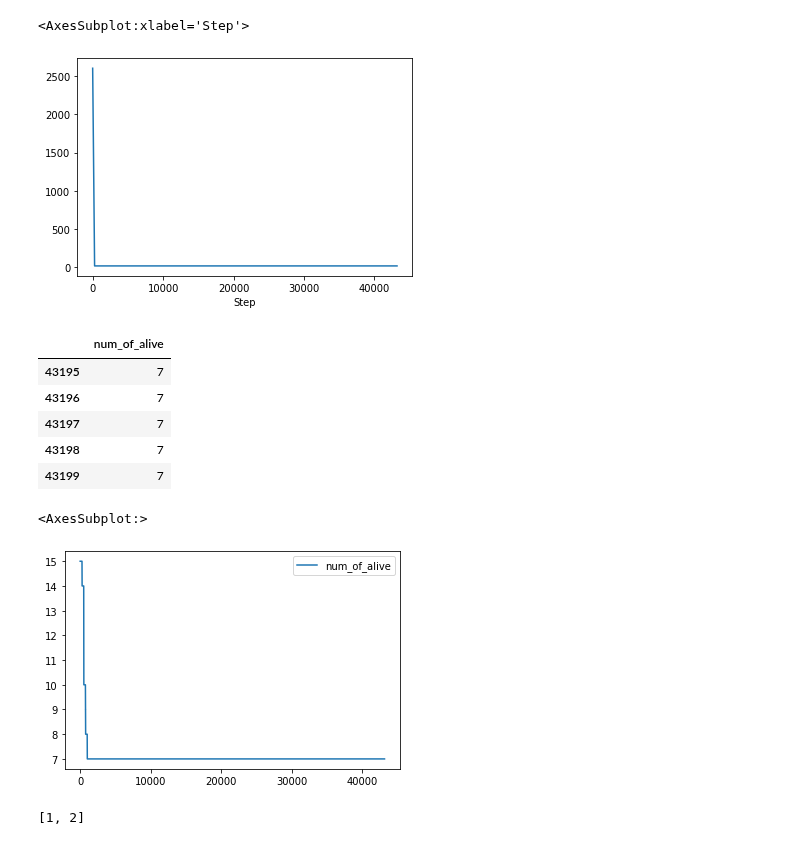
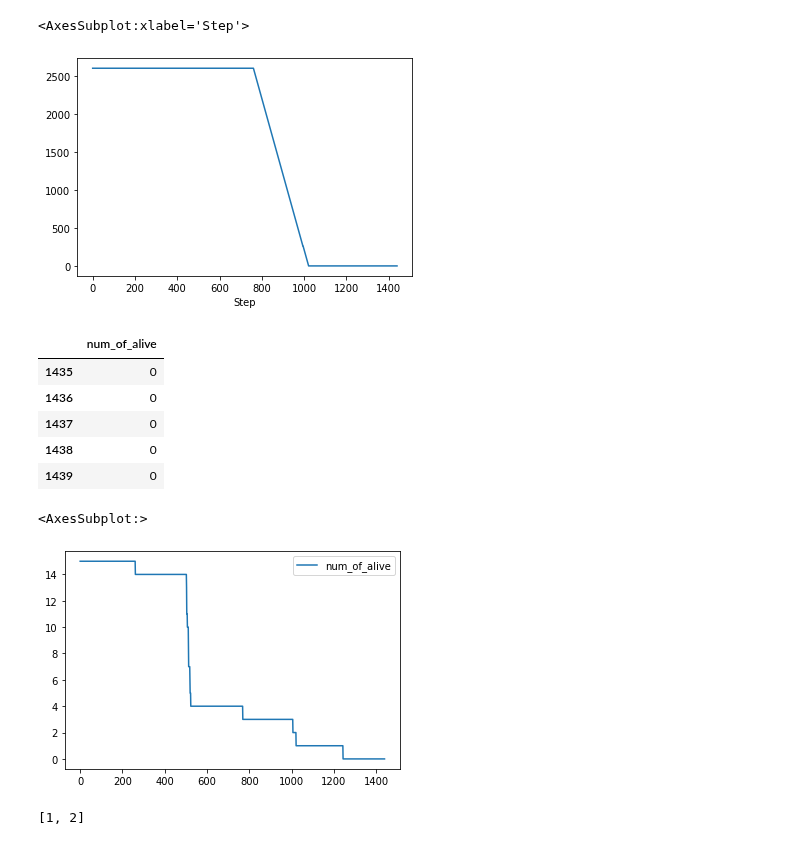
Before and after one commit to lakubis/LionIsACat, a Jupyter notebook: Felix_Learn/run_model_lomba.ipynb, the cells around one changed output. Saved outputs shown, nothing was run; the diff lists cells and outputs as text; code cells hidden in the pictures.

```diff
--- a/Felix_Learn/run_model_lomba.ipynb
+++ b/Felix_Learn/run_model_lomba.ipynb
@@ -2,13 +2,13 @@
 from model_lomba import *
 import matplotlib.pyplot as plt
 
-map_width = 50
-map_height = 50
+map_width = 100
+map_height = 100
 moore = False
-model = switching_model(1,5,5,2,width=map_width,height=map_height,moore=moore)
+model = switching_model(num_of_motorist=20,num_of_stations=10,inv_size=20,cp_size= 2,width=map_width,height=map_height,moore=moore)
 
 #Dalam menit
-num_of_step = 30*24*60
+num_of_step = 1*24*60
 #num_of_step = 100
 for i in range(num_of_step):
     model.step()
@@ -85,26 +167,26 @@ Text(0, 0.5, 'y')
 # %%
 #Cek baterai
-battery_num = 10
-battery_energy = agent_data.xs(model.batteries[battery_num].unique_id, level = "AgentID")["Charge"]
+battery_id = 18
+battery_energy = agent_data.xs(battery_id, level = "AgentID")["Charge"]
 battery_energy.plot()
 # %% [output]
 <AxesSubplot:xlabel='Step'>
-[figure, old version]
+[figure, new version]
 # %%
 model_data = model.datacollector.get_model_vars_dataframe()
 model_data.tail()
 # %% [output]
 |  | num_of_alive |
-| 43195 | 7 |
-| 43196 | 7 |
-| 43197 | 7 |
-| 43198 | 7 |
-| 43199 | 7 |
+| 1435 | 0 |
+| 1436 | 0 |
+| 1437 | 0 |
+| 1438 | 0 |
+| 1439 | 0 |
 # %%
 model_data.plot()
 # %% [output]
 <AxesSubplot:>
-[figure, old version]
+[figure, new version]
 # %%
 a = [1,2,3]
 b = a
```
Also changed, not shown: parts of 9 cells of this notebook, 1 other file.
